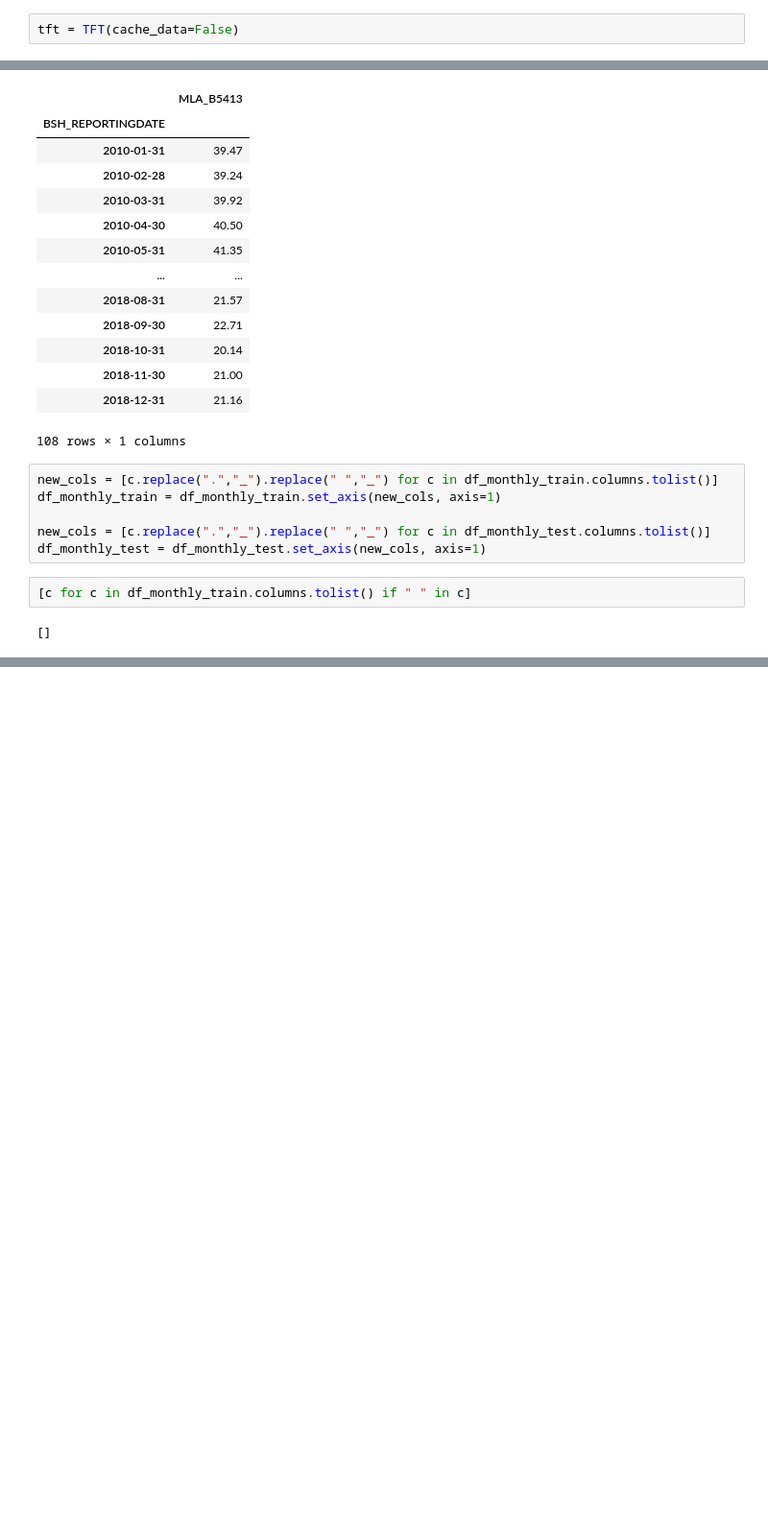
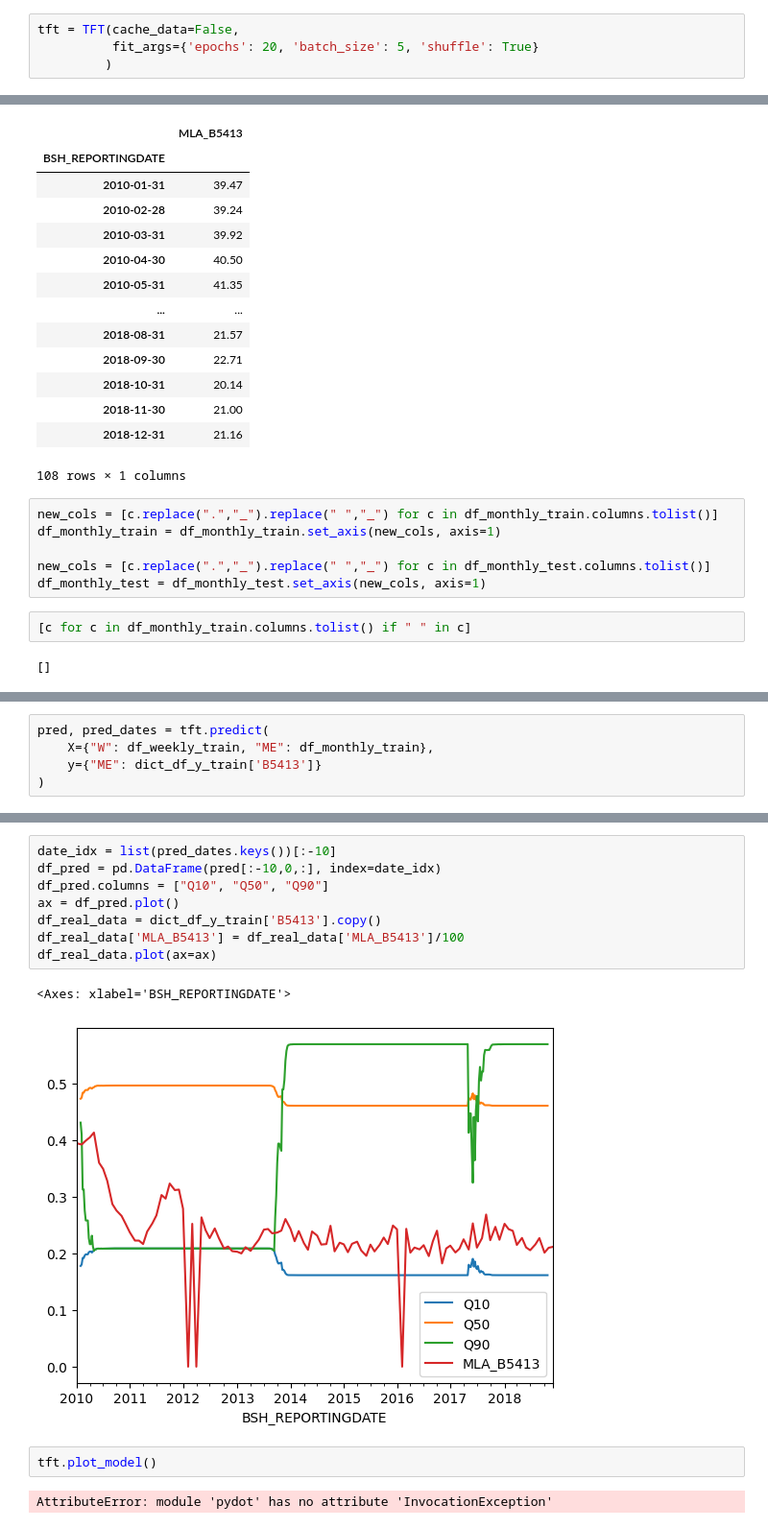
Before and after one commit to DianaZaig/Nowcasting-Techsprint, a Jupyter notebook: code/TechSprint_II_TFT_Month_Target_wo_WeekCalc.ipynb, the cells around one changed output, grey strips where cells are left out. Shown at 96% size. Drawn from its saved outputs; the diff is of its cells as text; blank space fills up the shorter version.

```diff
--- a/code/TechSprint_II_TFT_Month_Target_wo_WeekCalc.ipynb
+++ b/code/TechSprint_II_TFT_Month_Target_wo_WeekCalc.ipynb
@@ -289,4 +289,6 @@ import numpy as np
 import pandas as pd
 from TFT import TFT
 # %%
-tft = TFT(cache_data=False)
+tft = TFT(cache_data=False,
+          fit_args={'epochs': 20, 'batch_size': 5, 'shuffle': True}
+         )
@@ -404,0 +400,5 @@ tft.last_avail_dates_
+# %%
+pred, pred_dates = tft.predict(
+    X={"W": df_weekly_train, "ME": df_monthly_train},
+    y={"ME": dict_df_y_train['B5413']}
+)
@@ -405,3 +407,18 @@ tft.last_avail_dates_
+# %%
+date_idx = list(pred_dates.keys())[:-10]
+df_pred = pd.DataFrame(pred[:-10,0,:], index=date_idx)
+df_pred.columns = ["Q10", "Q50", "Q90"]
+ax = df_pred.plot()
+df_real_data = dict_df_y_train['B5413'].copy()
+df_real_data['MLA_B5413'] = df_real_data['MLA_B5413']/100
+df_real_data.plot(ax=ax)
+# %% [output]
+<Axes: xlabel='BSH_REPORTINGDATE'>
+[figure, added]
+# %%
+tft.plot_model()
+# %% [output]
+AttributeError: module 'pydot' has no attribute 'InvocationException'
 # %%
 pred, pred_dates = tft.predict(
     X={"W": df_weekly_test, "ME": df_monthly_test},
```
Also changed, not shown: parts of 8 cells of this notebook.
